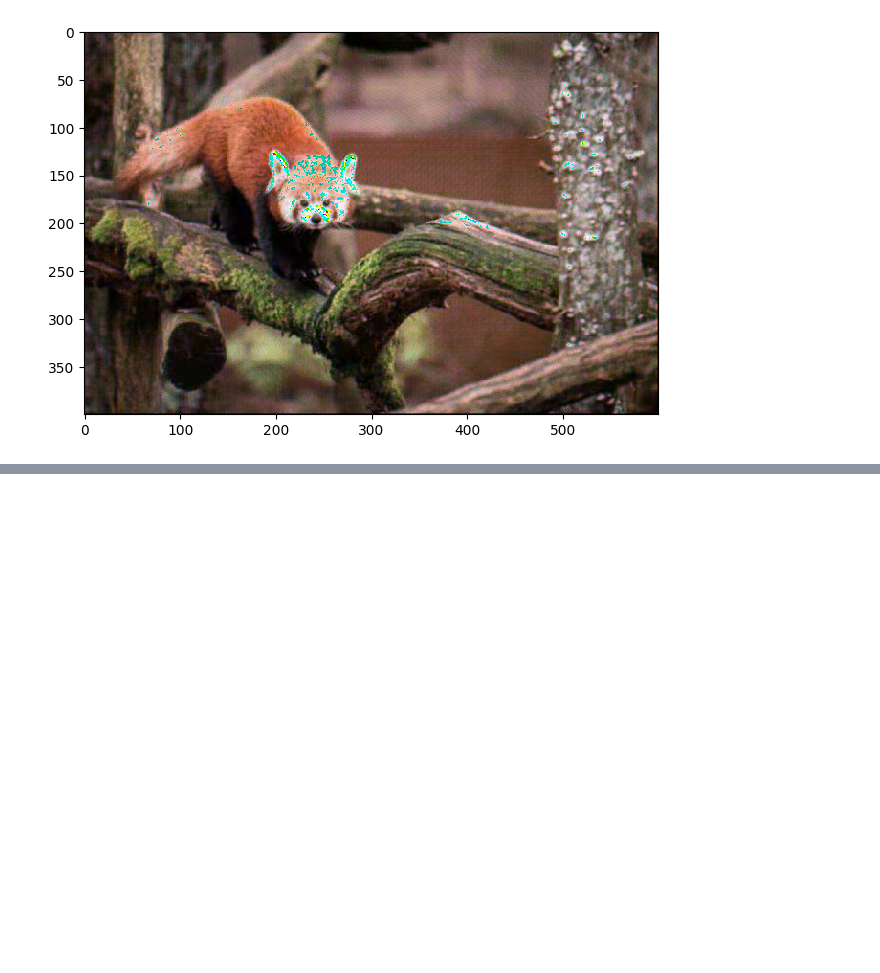
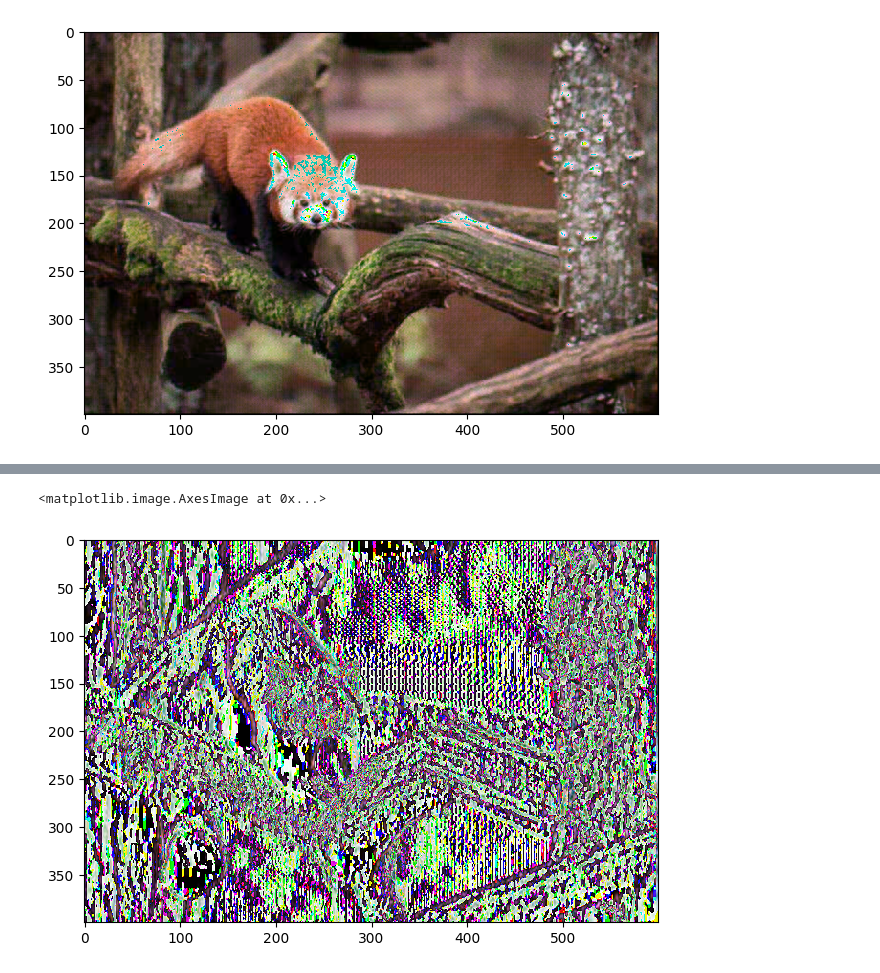
Before and after one commit to MK396/SiOC, a Jupyter notebook: demozaikowanie.ipynb, the cells around one changed output, grey strips where cells are left out. Saved outputs shown, nothing was run; the diff lists cells and outputs as text; code cells hidden in the pictures; blank space fills up the shorter version.

```diff
--- a/demozaikowanie.ipynb
+++ b/demozaikowanie.ipynb
@@ -32,0 +46,11 @@ obraz_demozaikowany.shape
+# %%
+# Wykrywanie krawędzi za pomocą filtru Sobela
+obraz_krawedzie_Sobel = np.dstack([
+    ndimage.sobel(obraz_demozaikowany[:, :, channel])
+    for channel in range(3)
+])
+
+io.imshow(obraz_krawedzie_Sobel)
+# %% [output]
+<matplotlib.image.AxesImage at 0x...>
+[figure, added]
```
Also changed, not shown: parts of 4 cells of this notebook.
